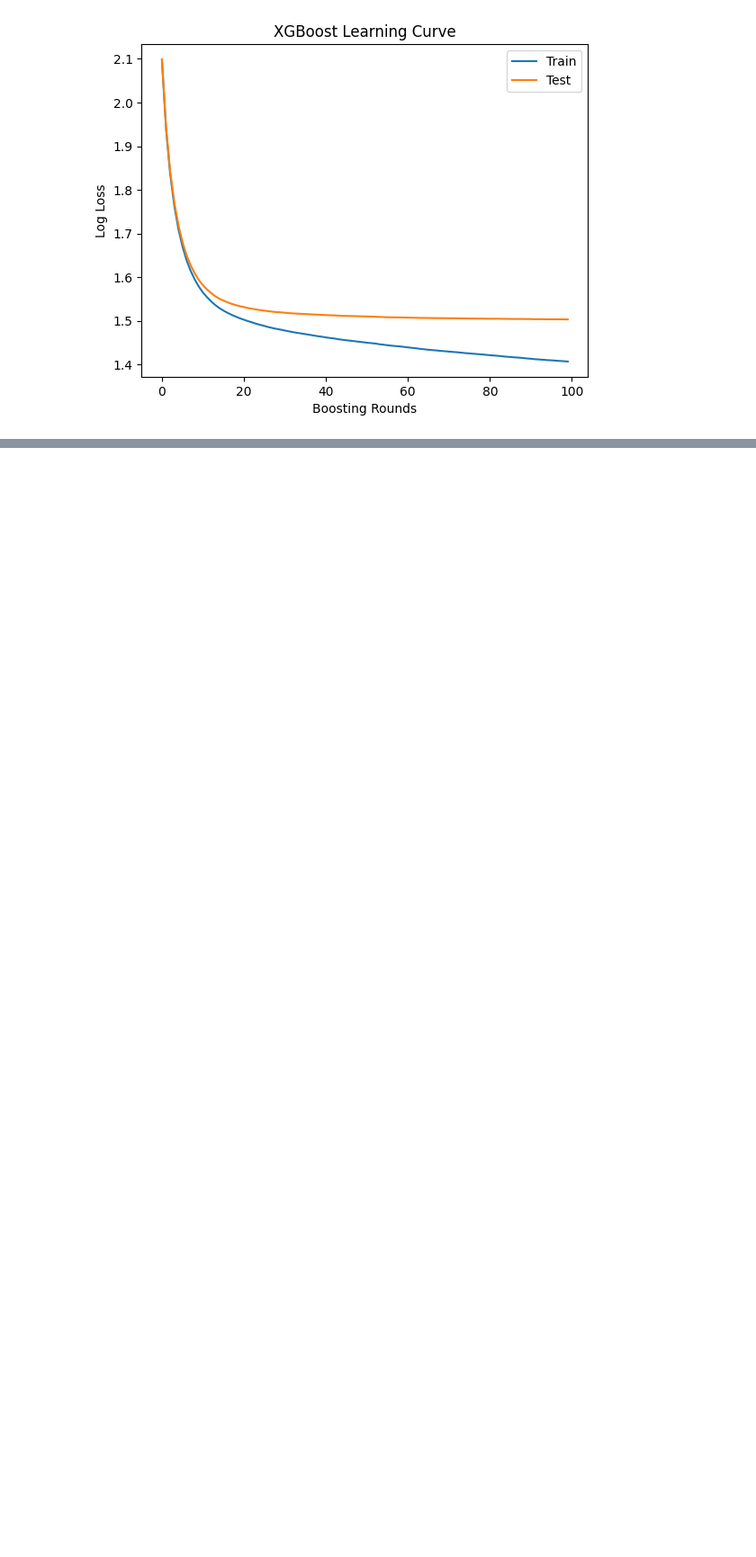
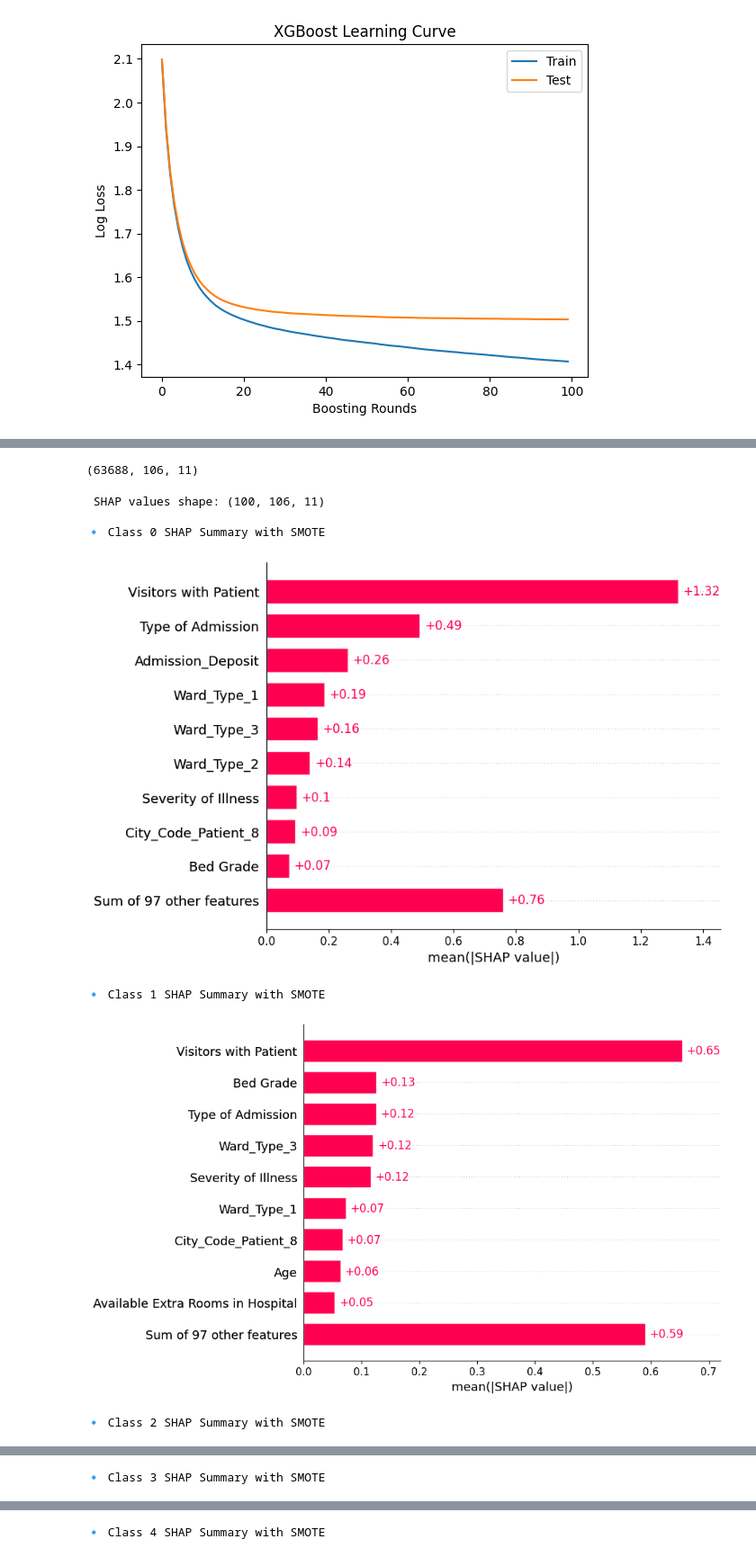
Before and after one commit to Jayjolie1026/4260, a Jupyter notebook: XgBoost.ipynb, the cells around one changed output, grey strips where cells are left out. Shown at 90% size. Saved outputs shown, nothing was run; the diff lists cells and outputs as text; code cells hidden in the pictures; blank space fills up the shorter version.

```diff
--- a/XgBoost.ipynb
+++ b/XgBoost.ipynb
@@ -387,0 +518,26 @@ predictions_df.to_csv("predictions.csv", index=False)
+# %%
+print(shap_values.shape)
+# %% [output]
+(63688, 106, 11)
+# %%
+# Create TreeExplainer
+smote_explainer = shap.Explainer(smote_xgb_clf)
+
+# Calculate SHAP values
+smote_shap_values = smote_explainer(sample_X)
+# Check output shape
+print(" SHAP values shape:", shap_values.shape)
+
+# Plot top features for each class
+
+for i in range(shap_values.shape[2]):  # loop over classes
+    print(f"\n🔹 Class {i} SHAP Summary with SMOTE")
+    shap.plots.bar(shap_values[:, :, i])
+# %% [output]
+ SHAP values shape: (100, 106, 11)
+
+🔹 Class 0 SHAP Summary with SMOTE
+[figure, added]
+🔹 Class 1 SHAP Summary with SMOTE
+[figure, added]
+🔹 Class 2 SHAP Summary with SMOTE
@@ -387,0 +545 @@ predictions_df.to_csv("predictions.csv", index=False)
+🔹 Class 3 SHAP Summary with SMOTE
@@ -387,0 +547 @@ predictions_df.to_csv("predictions.csv", index=False)
+🔹 Class 4 SHAP Summary with SMOTE
```
Also changed, not shown: parts of 25 cells of this notebook.
